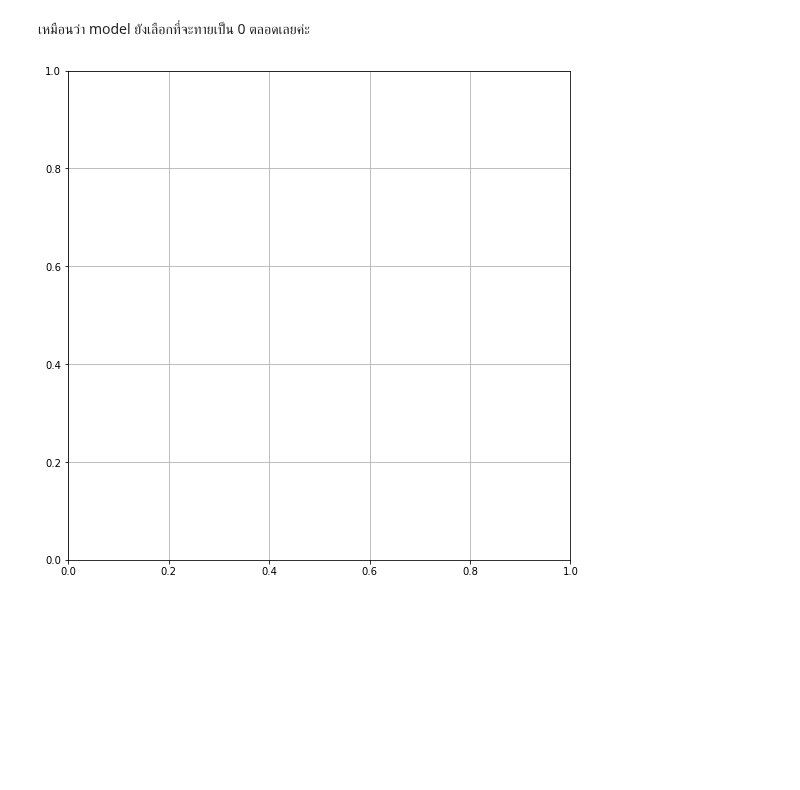
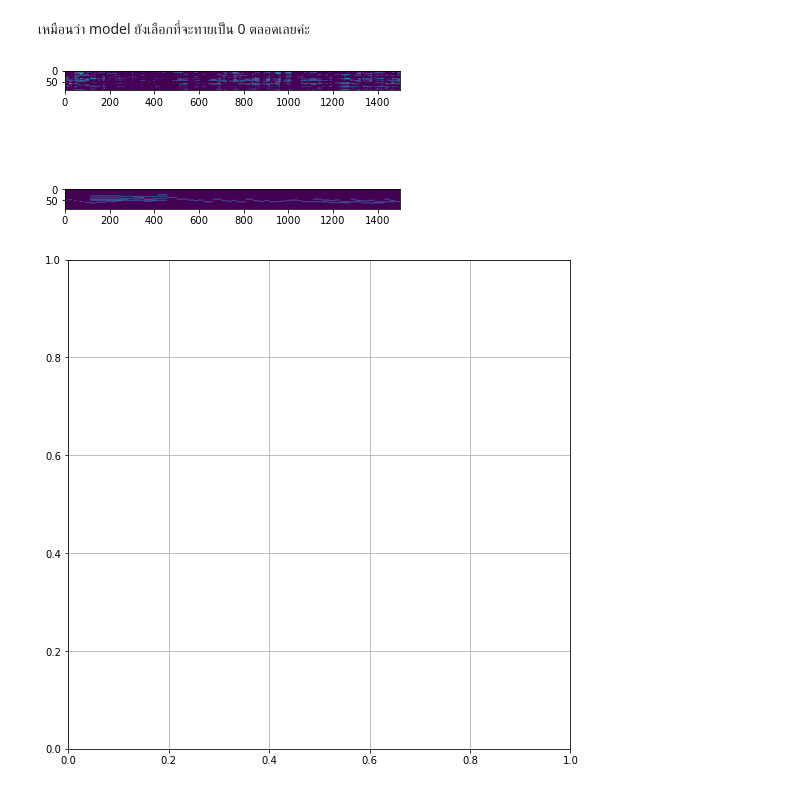
Before and after one commit to neennera/AI_single-music-note-classification, a Jupyter notebook: model_linear.ipynb, the cells around one changed output. Cells and saved outputs as stored; diff of their text form; code cells hidden in the pictures; blank space fills up the shorter version.

Commit message:
linear

```diff
--- a/model_linear.ipynb
+++ b/model_linear.ipynb
@@ -95,12 +95,6 @@ class Model(nn.Module):
         #print(self.layers)
 
     def __call__(self, x):
-        '''
-        x=self.l1(x)
-        x=self.re(x)
-        x=self.l2(x)
-        return x
-        '''
         for k in self.layers:
             x = k(x)
         return x
@@ -189,8 +183,8 @@ losses, metrics, baseline = [], [], []
 lr=3e-4
 optimizer = torch.optim.Adam(model.parameters(), lr)
 model=Model()
-model.load_state_dict(torch.load("weight/linear/mymodel.pt"))
-get_epoch(5)
+#model.load_state_dict(torch.load("weight/linear/mymodel.pt"))
+get_epoch(10)
 torch.save(model.state_dict(), "weight/linear/mymodel.pt")
 # %% [output]
 epoch    loss   acc
@@ -301,6 +300,17 @@ xy=model(x)
 tx = xy.detach().numpy()
 ty = y.detach().numpy()
 tx = (tx>=0.5)
+# %%
+tx= 1* (xy>=0.5)
+# %%
+fig,ax = plt.subplots(2,1)
+k = torch.transpose(tx, 1,2).detach().numpy()
+ax[0].imshow(k[0])
+ky = torch.transpose(y[0], 0,1).detach().numpy()
+ax[1].imshow(ky)
+plt.show()
+# %% [output]
+[figure, added]
 # %%
 x=np.arange(0,len(tx[0]))
 fig,ax = plt.subplots(figsize=(9, 9))
```
Also changed, not shown: parts of 4 cells of this notebook, 11 other files.
